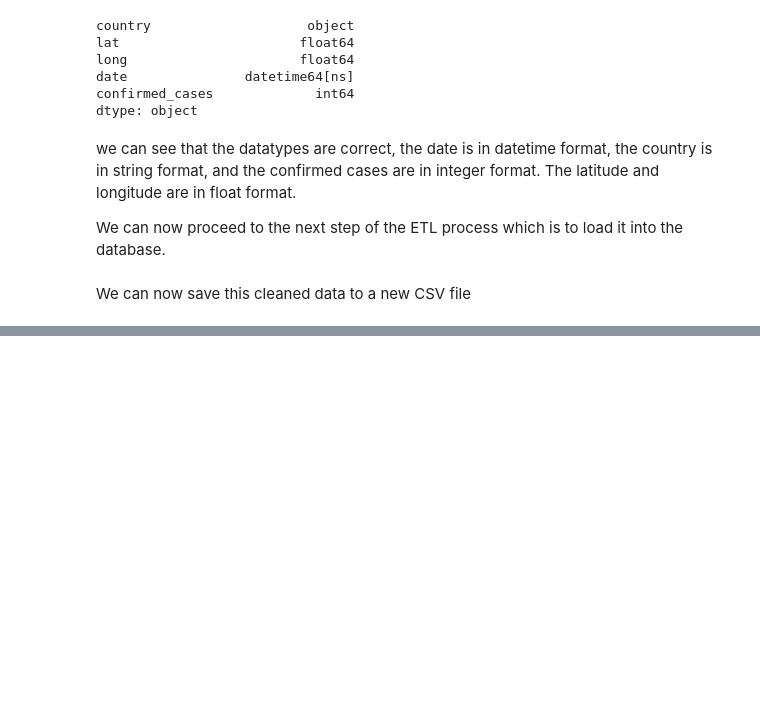
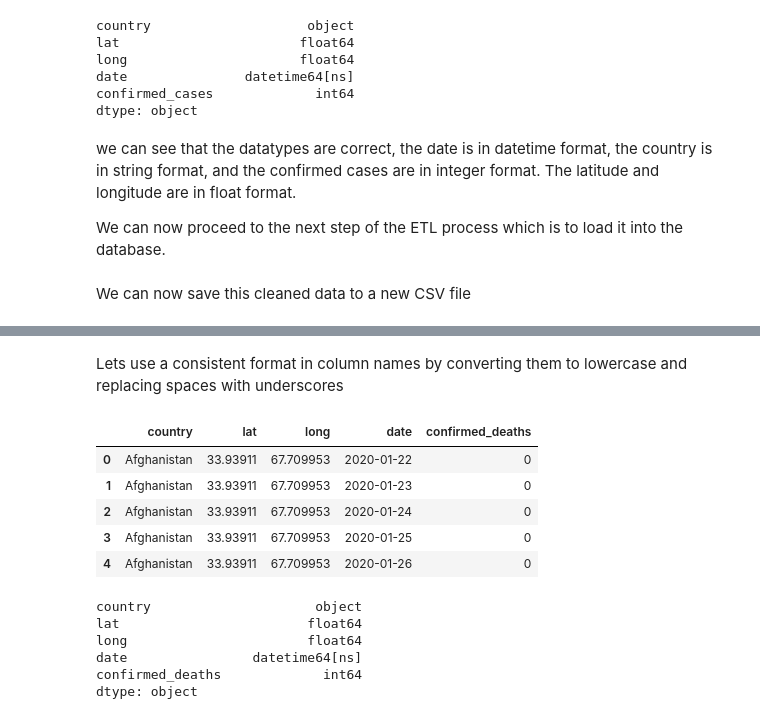
Before and after one commit to warren-bit/covid19_ETL_project, a Jupyter notebook: transform/transform.ipynb, the cells around one changed output, grey strips where cells are left out. Saved outputs shown, nothing was run; the diff lists cells and outputs as text; code cells hidden in the pictures; blank space fills up the shorter version.

```diff
--- a/transform/transform.ipynb
+++ b/transform/transform.ipynb
@@ -185,0 +313,21 @@ with open('/home/warren/ETL/data_library/cleaned_confirmed_cases_global.csv', 'w
+# %% [markdown]
+Lets use a consistent format in column names by converting them to lowercase and replacing spaces with underscores
+# %%
+deaths.columns = deaths.columns.str.lower().str.replace(' ', '_')
+deaths.head()
+# %% [output]
+|  | country | lat | long | date | confirmed_deaths |
+| 0 | Afghanistan | 33.93911 | 67.709953 | 2020-01-22 | 0 |
+| 1 | Afghanistan | 33.93911 | 67.709953 | 2020-01-23 | 0 |
+| 2 | Afghanistan | 33.93911 | 67.709953 | 2020-01-24 | 0 |
+| 3 | Afghanistan | 33.93911 | 67.709953 | 2020-01-25 | 0 |
+| 4 | Afghanistan | 33.93911 | 67.709953 | 2020-01-26 | 0 |
+# %%
+deaths.dtypes
+# %% [output]
+country                     object
+lat                        float64
+long                       float64
+date                datetime64[ns]
+confirmed_deaths             int64
+dtype: object
```
Also changed, not shown: parts of 27 cells of this notebook.
